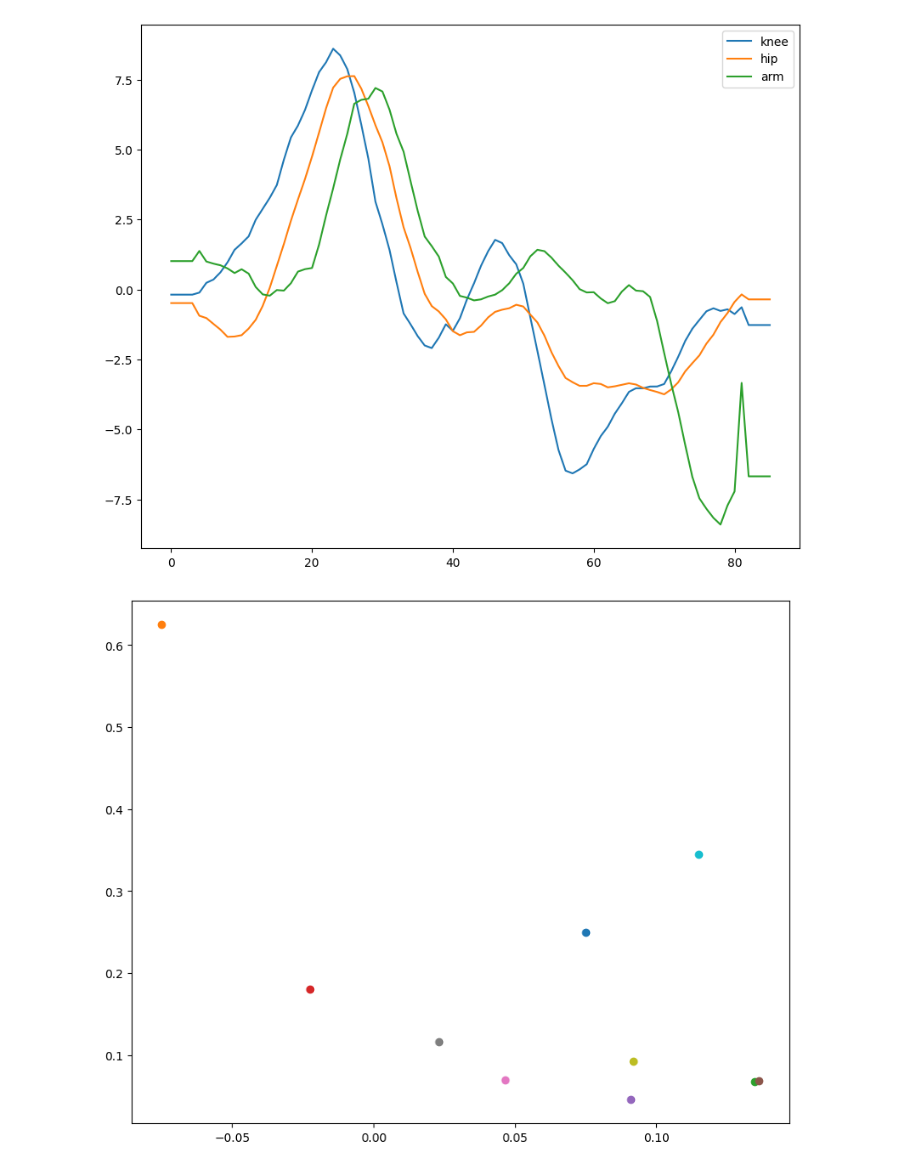
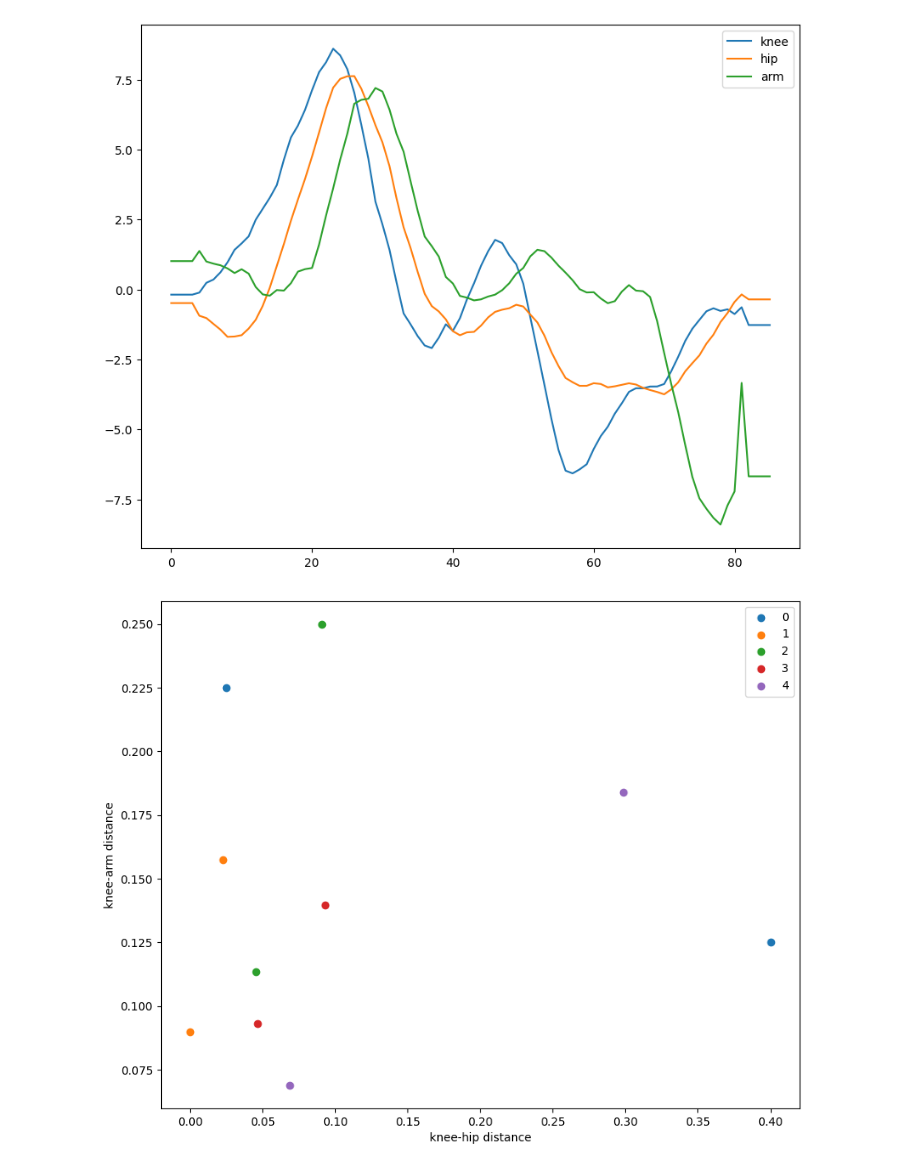
Before and after one commit to KingJulien0709/RowingAnalytics, a Jupyter notebook: rowing_analysis.ipynb, the cells around one changed output. Cells and saved outputs as stored; diff of their text form; code cells hidden in the pictures.

```diff
--- a/rowing_analysis.ipynb
+++ b/rowing_analysis.ipynb
@@ -297,45 +297,49 @@ for stroke in strokes:
 # %%
 ##analyse stroke
 #basic timing analysis with first order derivativ maxima and minima
-def analyse_stroke(stroke):
+def analyse_stroke(stroke,use_derivativ=True):
   stroke_absolut_length = len(stroke[0])
   stroke_duration = float(stroke_absolut_length/FRAME_RATE)
   #print(stroke_duration)
   stroke_rate = round(60/stroke_duration)
   #print(stroke_rate)
-  dx_angles = np.diff(savgol_filter(stroke.copy(), window_length=FRAME_RATE//2, polyorder=1))
+  dx_angles = np.diff(stroke.copy())
+  if use_derivativ:
+    dx_angles = np.diff(savgol_filter(stroke.copy(), window_length=FRAME_RATE//3, polyorder=1))
   #print(dx_angles.shape)
   maxima = np.argmax(dx_angles, axis=1)/(stroke_absolut_length/2)
   minima = np.argmin(dx_angles, axis=1)/(stroke_absolut_length/2)
   #print(np.diff(maxima))
   #print(np.diff(minima))
   timing_ditances = [np.diff(maxima), np.diff(minima)]
   #print(timing_ditances)
 
   return timing_ditances
 
   #for i in range(len(dx_angles)):
   #  plt.plot(dx_angles[i])
   #plt.plot(maxima)
   #plt.plot(minima)
   #plt.show()
   #print(maxima)
 
   #distances = np.diff(maxima)
   #print(distances)
 
 
 
 
 
 plt.figure(figsize=(10, 8))
+plt.xlabel("knee-hip distance")
+plt.ylabel("knee-arm distance")
 for i in range(len(strokes)):
   timings = analyse_stroke(strokes[i])
   x_coords, y_coords = zip(*timings)
-  plt.scatter(x_coords[0], y_coords[0], marker='o', label="maxima" + str(i))
-  plt.scatter(x_coords[1], y_coords[1], marker='o', label="minima" + str(i))
+  plt.scatter(x_coords, y_coords, marker='o', label=str(i))
+  #plt.scatter(x_coords[1], y_coords[1], marker='o', label="minima" + str(i))
 
-
+plt.legend()
 plt.show()
 # %% [output]
-[figure, old version]
+[figure, new version]
```
Also changed, not shown: parts of 3 cells of this notebook.
